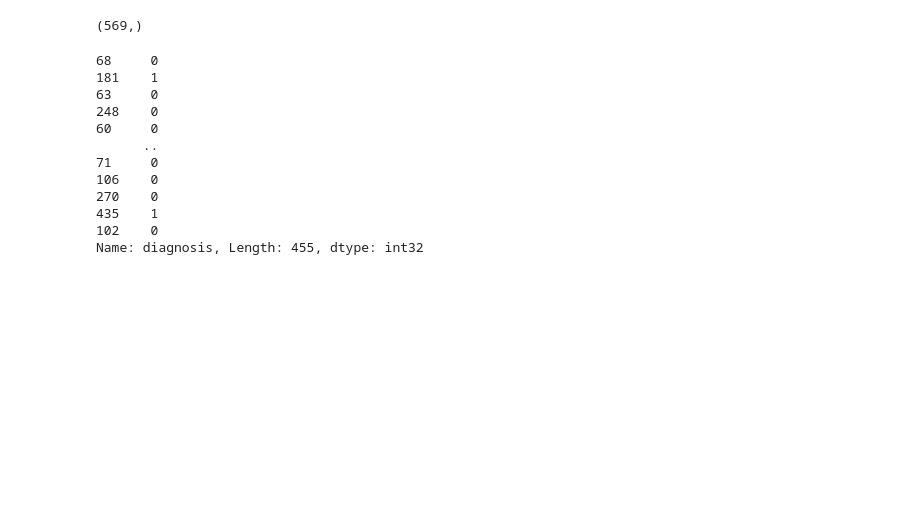
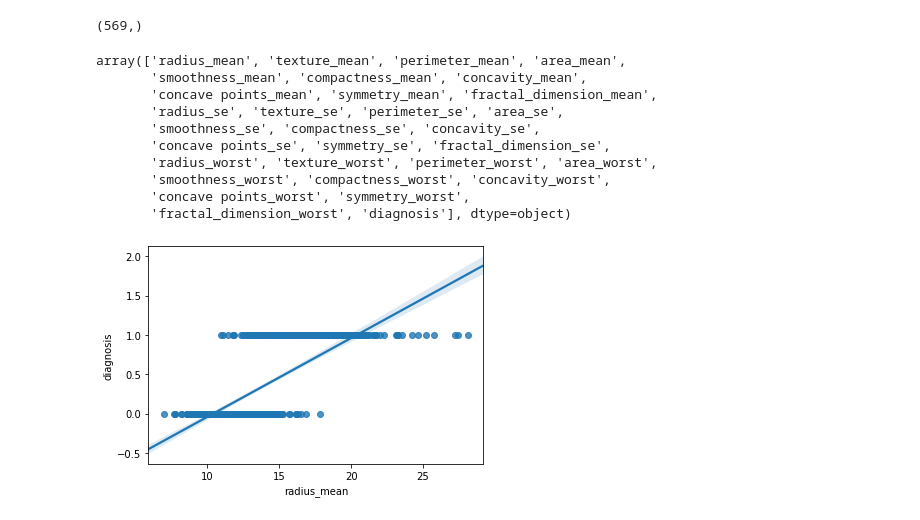
Before and after one commit to yoyongbo/ML_AS1, a Jupyter notebook: ML_assignment1/Assignment1.ipynb, the cells around one changed output. Drawn from its saved outputs; the diff is of its cells as text; code cells hidden in the pictures; blank space fills up the shorter version.

Commit message:
visual

```diff
--- a/ML_assignment1/Assignment1.ipynb
+++ b/ML_assignment1/Assignment1.ipynb
@@ -67,16 +50,19 @@ X_train, X_test,y_train,y_test = train_test_split(X,
 X_train.head(2)
 X_train
 y_train
+df.columns.values
 # %% [output]
-68     0
-181    1
-63     0
-248    0
-60     0
-      ..
-71     0
-106    0
-270    0
-435    1
-102    0
-Name: diagnosis, Length: 455, dtype: int32
+array(['radius_mean', 'texture_mean', 'perimeter_mean', 'area_mean',
+       'smoothness_mean', 'compactness_mean', 'concavity_mean',
+       'concave points_mean', 'symmetry_mean', 'fractal_dimension_mean',
+       'radius_se', 'texture_se', 'perimeter_se', 'area_se',
+       'smoothness_se', 'compactness_se', 'concavity_se',
+       'concave points_se', 'symmetry_se', 'fractal_dimension_se',
+       'radius_worst', 'texture_worst', 'perimeter_worst', 'area_worst',
+       'smoothness_worst', 'compactness_worst', 'concavity_worst',
+       'concave points_worst', 'symmetry_worst',
+       'fractal_dimension_worst', 'diagnosis'], dtype=object)
+# %%
+plot=sns.regplot(x='radius_mean', y='diagnosis', data = df)
+# %% [output]
+[figure, added]
```
Also changed, not shown: parts of 11 cells of this notebook.
